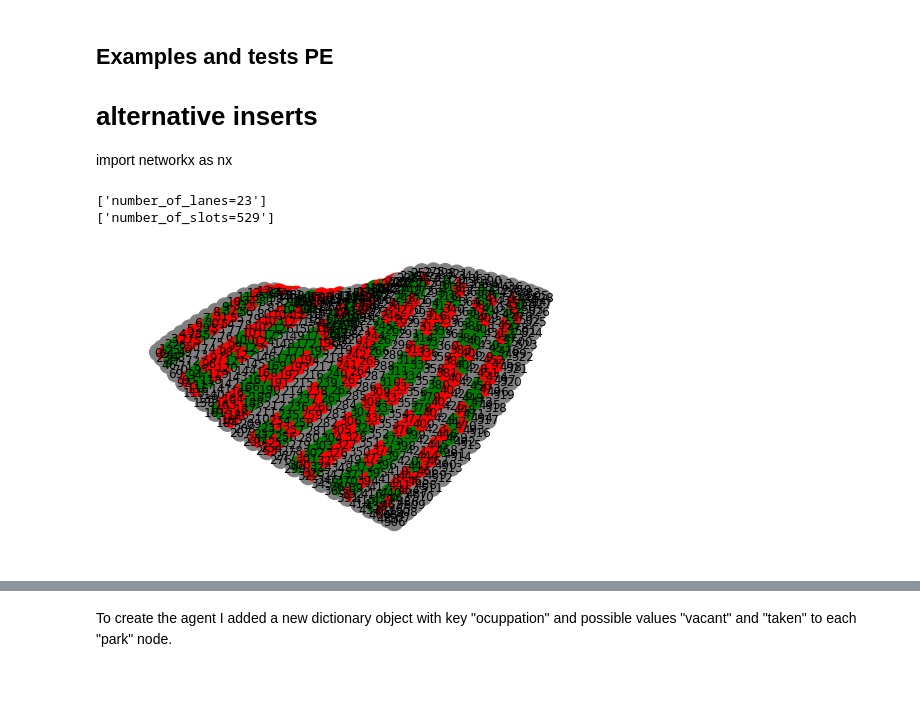
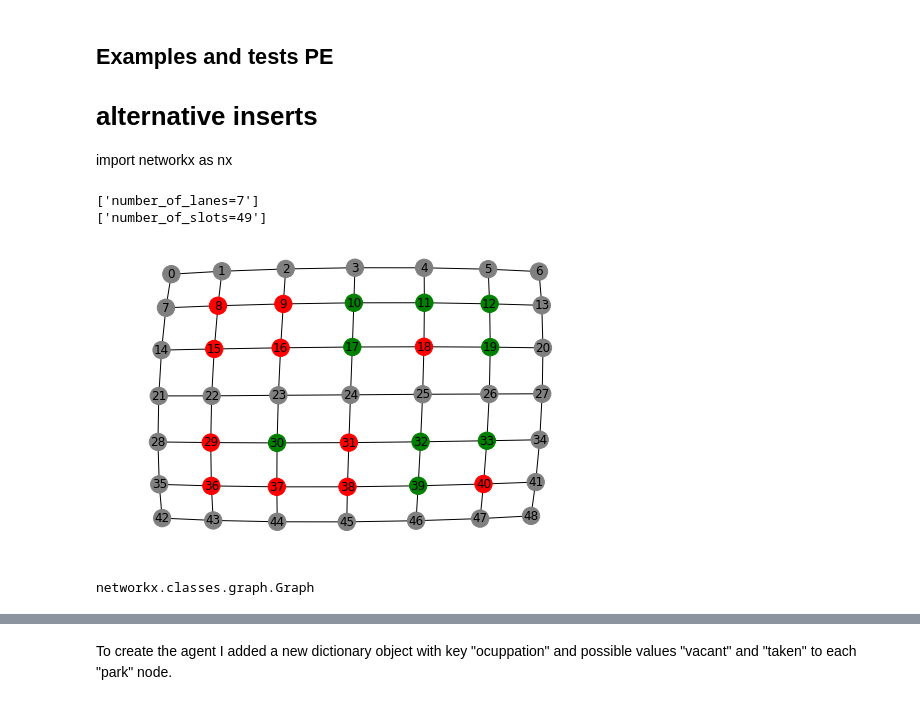
Before and after one commit to GLopezMUZH/DRL_ParkingPlaceFinderRobot, a Jupyter notebook: examples_pe.ipynb, the cells around one changed output, grey strips where cells are left out. Cells and saved outputs as stored; diff of their text form; code cells hidden in the pictures.

```diff
--- a/examples_pe.ipynb
+++ b/examples_pe.ipynb
@@ -18,14 +21,14 @@ ldp = Parking_lot.Lane_Direction_Parameters()
 # %%
 parking_lot = Parking_Lot(lane_direction_paramenters=ldp,
                          filling_function_parameters=ffp,
-                         nr_parking_slots_per_lane=21,
-                         nr_parking_lanes=12,
+                         nr_parking_slots_per_lane=5,
+                         nr_parking_lanes=4,
                          parking_lane_depth=2,
                          debug=True,
                          draw_graph = True,
                          show_summary = False
                         )
 # %% [output]
-['number_of_lanes=23']
-['number_of_slots=529']
+['number_of_lanes=7']
+['number_of_slots=49']
-[figure, old version]
+[figure, new version]
@@ -31,0 +37,4 @@ parking_lot = Parking_Lot(lane_direction_paramenters=ldp,
+# %%
+type(env)
+# %% [output]
+networkx.classes.graph.Graph
```
Also changed, not shown: parts of 9 cells of this notebook, 9 other files.
